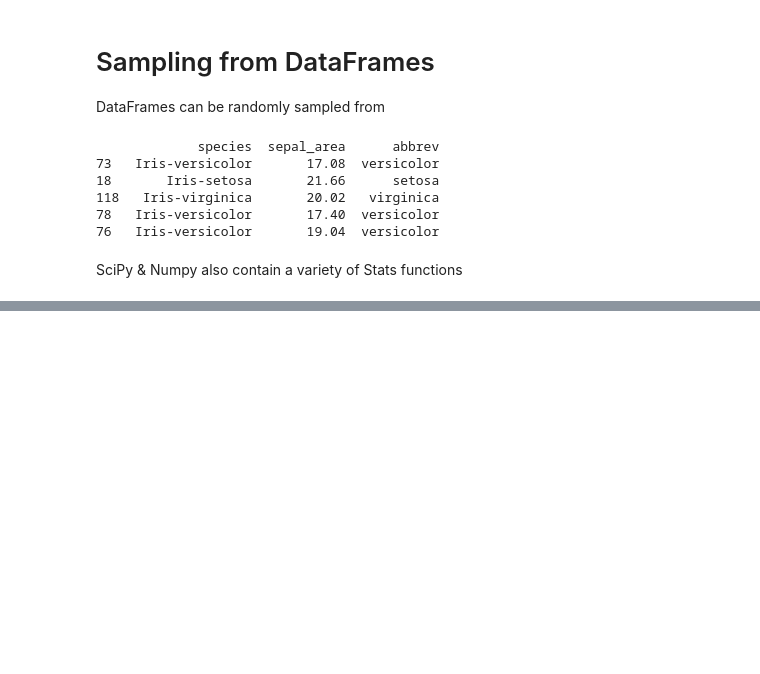
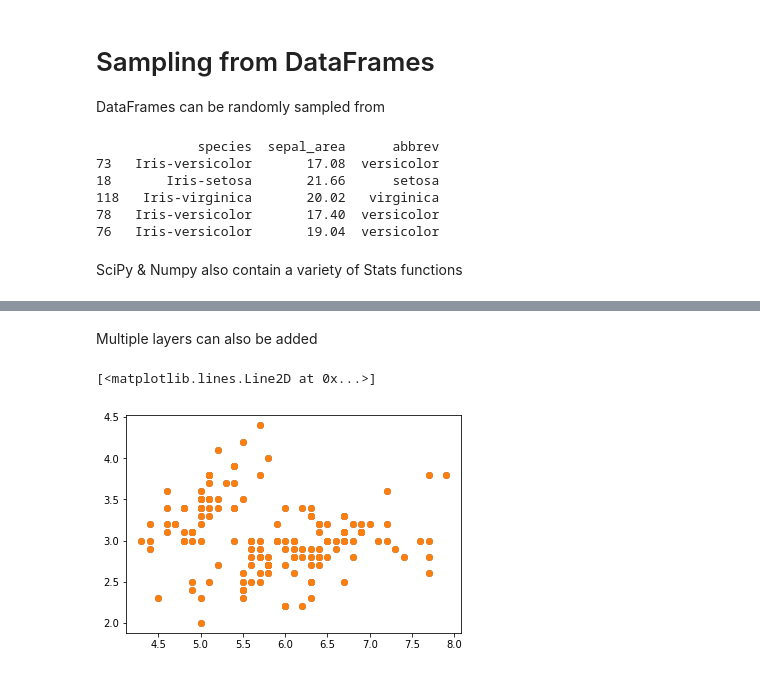
Before and after one commit to Python-4-DS/Python4ds_cohort-1, a Jupyter notebook: Machine Learning/Pandas Review.ipynb, the cells around one changed output, grey strips where cells are left out. Drawn from its saved outputs; the diff is of its cells as text; code cells hidden in the pictures; blank space fills up the shorter version.

```diff
--- a/Machine Learning/Pandas Review.ipynb
+++ b/Machine Learning/Pandas Review.ipynb
@@ -335,0 +355,10 @@ SciPy & Numpy also contain a variety of Stats functions
+# %% [markdown]
+Multiple layers can also be added
+# %%
+plt.plot(data.sepal_length, data.sepal_width, ls='',
+        marker='o', label='sepal')
+plt.plot(data.sepal_length, data.sepal_width, ls='',
+        marker='o', label='petal')
+# %% [output]
+[<matplotlib.lines.Line2D at 0x...>]
+[figure, added]
```
Also changed, not shown: parts of 14 cells of this notebook, 2 other files.
